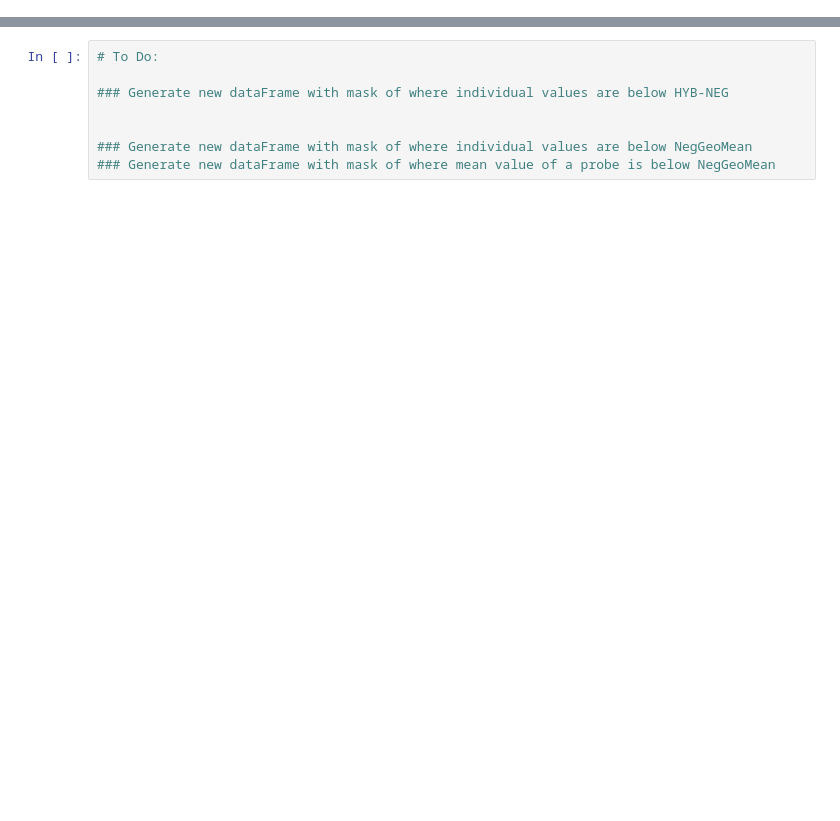
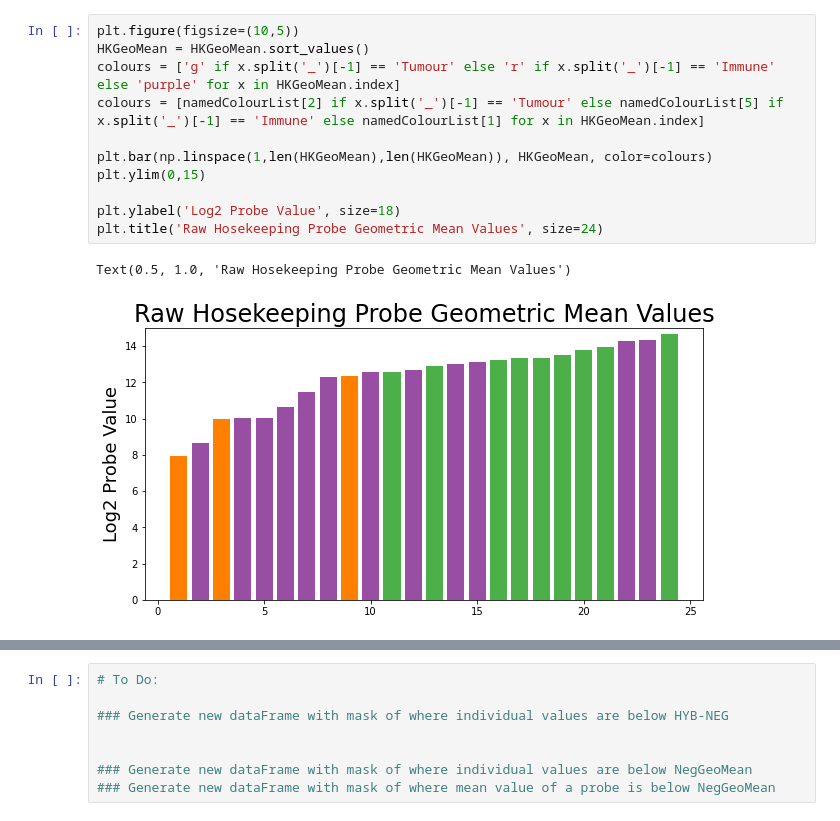
Before and after one commit to kyleupton/NanoString, a Jupyter notebook: DSP_nCounter_Protein_QC.ipynb, the cells around one changed output, grey strips where cells are left out. Saved outputs shown, nothing was run; the diff lists cells and outputs as text; blank space fills up the shorter version.

```diff
--- a/DSP_nCounter_Protein_QC.ipynb
+++ b/DSP_nCounter_Protein_QC.ipynb
@@ -141,0 +257,14 @@ surfArea = sampleInfo.loc['AOI surface area']#.values.flatten()
+# %%
+plt.figure(figsize=(10,5))
+HKGeoMean = HKGeoMean.sort_values()
+colours = ['g' if x.split('_')[-1] == 'Tumour' else 'r' if x.split('_')[-1] == 'Immune' else 'purple' for x in HKGeoMean.index]
+colours = [namedColourList[2] if x.split('_')[-1] == 'Tumour' else namedColourList[5] if x.split('_')[-1] == 'Immune' else namedColourList[1] for x in HKGeoMean.index]
+
+plt.bar(np.linspace(1,len(HKGeoMean),len(HKGeoMean)), HKGeoMean, color=colours)
+plt.ylim(0,15)
+
+plt.ylabel('Log2 Probe Value', size=18)
+plt.title('Raw Hosekeeping Probe Geometric Mean Values', size=24)
+# %% [output]
+Text(0.5, 1.0, 'Raw Hosekeeping Probe Geometric Mean Values')
+[figure, added]
```
Also changed, not shown: parts of 75 cells of this notebook.
